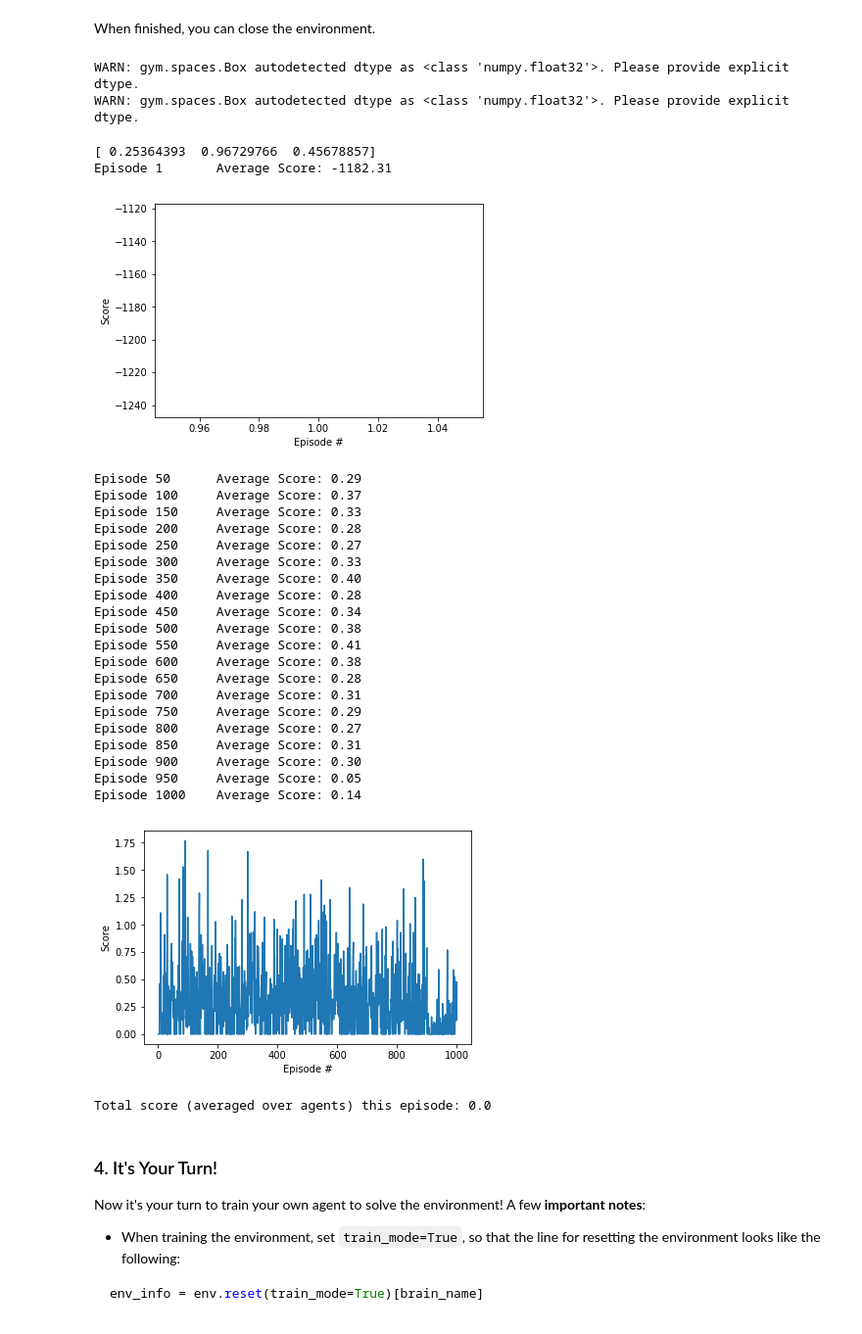
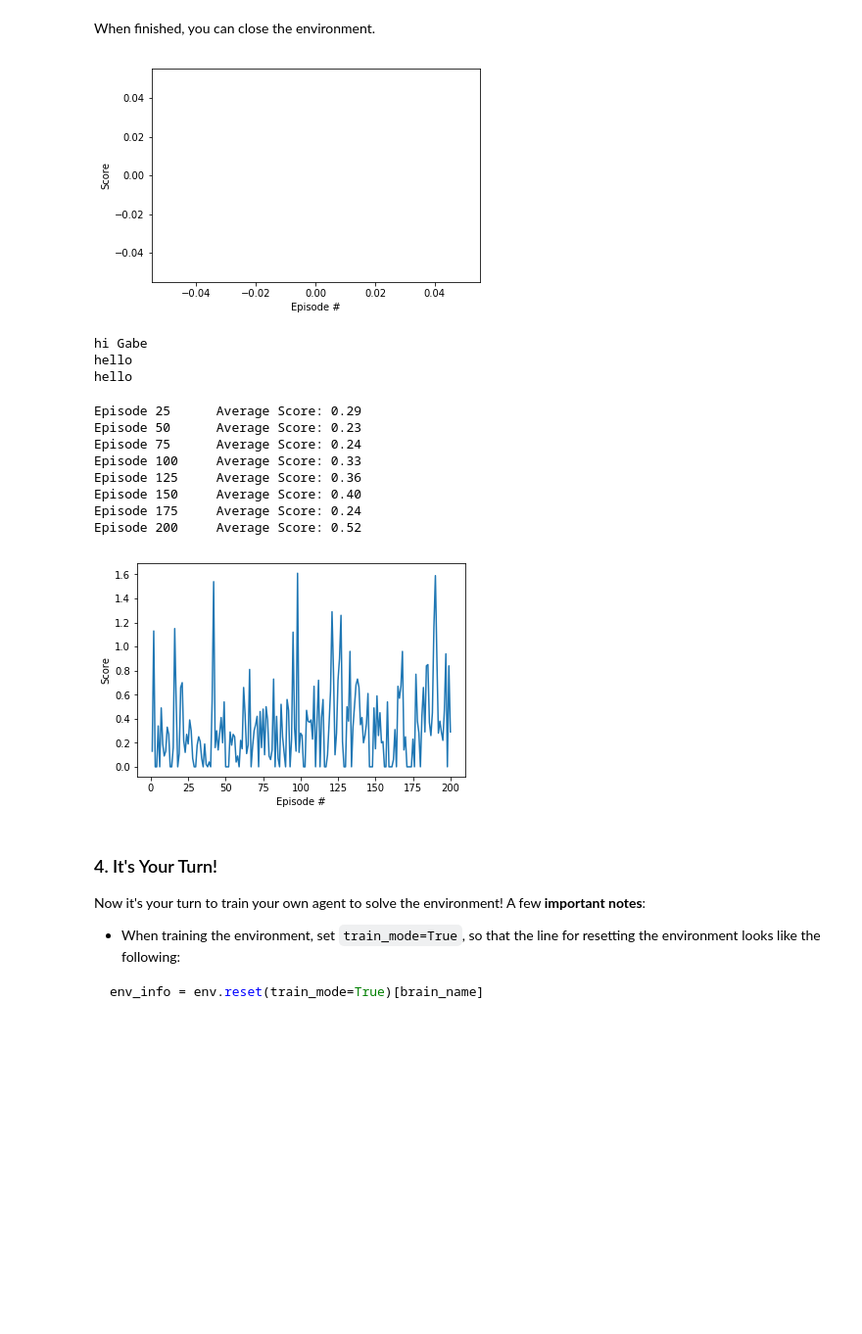
Before and after one commit to e271728182/DRL-Continuous_Control, a Jupyter notebook: Continuous_Control.ipynb, the cells around one changed output. Shown at 98% size. Drawn from its saved outputs; the diff is of its cells as text; code cells hidden in the pictures; blank space fills up the shorter version.

```diff
--- a/Continuous_Control.ipynb
+++ b/Continuous_Control.ipynb
@@ -123,13 +125,11 @@ from ddpg_agent import Agent
 # %%
-env = gym.make('Pendulum-v0')
-env.seed(2)
-agent = Agent(state_size=3, action_size=1, random_seed=2)
+#env = gym.make('Pendulum-v0')
+#env.seed(2)
+#import numpy as np
+#agent = Agent(state_size=3, action_size=1, random_seed=2)
-# %% [output]
-WARN: gym.spaces.Box autodetected dtype as <class 'numpy.float32'>. Please provide explicit dtype.
-WARN: gym.spaces.Box autodetected dtype as <class 'numpy.float32'>. Please provide explicit dtype.
 # %%
 
-def ddpgAlexisCook(n_episodes=1, max_t=300, print_every=100):
+def ddpgAlexisCook(n_episodes=0, max_t=300, print_every=100):
     scores_deque = deque(maxlen=print_every)
     scores = []
     for i_episode in range(1, n_episodes+1):
@@ -164,21 +164,22 @@ plt.ylabel('Score')
 plt.xlabel('Episode #')
 plt.show()
 # %% [output]
-[ 0.25364393  0.96729766  0.45678857]
-Episode 1       Average Score: -1182.31
-[figure, old version]
+[figure, new version]
 # %%
 
-#env = gym.make('Pendulum-v0')
-#env.seed(2)
-agent = Agent(state_size=33, action_size=4, random_seed=2)
+agent = Agentv02(state_size=33, action_size=4, random_seed=2)
+# %% [output]
+hi Gabe
+hello
+hello
 # %%
-def ddpg(n_episodes=1000, max_t=300, print_every=50):
+def ddpg(k_episodes=200, max_t=300, print_every=25):
     scores_deque = deque(maxlen=print_every)
     scores = []
-    for i_episode in range(1, n_episodes+1):
+    for i_episode in range(1, k_episodes+1):
         env_info = env.reset(train_mode=True)[brain_name]      # reset the environment
-        state = env_info.vector_observations[0]                  # get the current state (for each agent)
+        state = env_info.vector_observations                  # get the current state (for each agent)
+        #state=np.random(33)
         #print(state)
         agent.reset()
         score = 0
@@ -187,59 +188,49 @@ def ddpg(n_episodes=1000, max_t=300, print_every=50):
             #action = np.random.randn(1, 4)
             #action = np.clip(action, -1, 1)
             env_info = env.step(action)[brain_name]           # send all actions to tne environment
-            next_state = env_info.vector_observations[0]         # get next state (for each agent)
-            reward = env_info.rewards[0]                        # get reward (for each agent)
-            done = env_info.local_done[0]                        # see if episode finished
+            next_state = env_info.vector_observations         # get next state (for each agent)
+            reward0 = env_info.rewards[0]                         # get reward (for each agent)
+            reward = env_info.rewards
+            done=env_info.local_done
+            done0 = env_info.local_done[0]                        # see if episode finished
             #scores += env_info.rewards                         # update the score (for each agent)
 
             #next_state, reward, done, _ = env.step(action)
             agent.step(state, action, reward, next_state, done)
             state = next_state
             #reward = env_info.rewards
-            score += reward
+            score += reward0
 
-            if done:
+            if done0:
                 break
         scores_deque.append(score)
         scores.append(score)
         print('\rEpisode {}\tAverage Score: {:.2f}'.format(i_episode, np.mean(scores_deque)), end="")
         torch.save(agent.actor_local.state_dict(), 'checkpoint_actor.pth')
         torch.save(agent.critic_local.state_dict(), 'checkpoint_critic.pth')
         if i_episode % print_every == 0:
             print('\rEpisode {}\tAverage Score: {:.2f}'.format(i_episode, np.mean(scores_deque)))
 
     return scores
 
 scores = ddpg()
 
 fig = plt.figure()
 ax = fig.add_subplot(111)
 plt.plot(np.arange(1, len(scores)+1), scores)
 plt.ylabel('Score')
 plt.xlabel('Episode #')
 plt.show()
 # %% [output]
-Episode 50      Average Score: 0.29
-Episode 100     Average Score: 0.37
-Episode 150     Average Score: 0.33
-Episode 200     Average Score: 0.28
-Episode 250     Average Score: 0.27
-Episode 300     Average Score: 0.33
-Episode 350     Average Score: 0.40
-Episode 400     Average Score: 0.28
-Episode 450     Average Score: 0.34
-Episode 500     Average Score: 0.38
-Episode 550     Average Score: 0.41
-Episode 600     Average Score: 0.38
-Episode 650     Average Score: 0.28
-Episode 700     Average Score: 0.31
-Episode 750     Average Score: 0.29
-Episode 800     Average Score: 0.27
-Episode 850     Average Score: 0.31
-Episode 900     Average Score: 0.30
-Episode 950     Average Score: 0.05
-Episode 1000    Average Score: 0.14
+Episode 25      Average Score: 0.29
+Episode 50      Average Score: 0.23
+Episode 75      Average Score: 0.24
+Episode 100     Average Score: 0.33
+Episode 125     Average Score: 0.36
+Episode 150     Average Score: 0.40
+Episode 175     Average Score: 0.24
+Episode 200     Average Score: 0.52
-[figure, old version]
+[figure, new version]
 # %%
 env_info = env.reset(train_mode=True)[brain_name]      # reset the environment
 states = env_info.vector_observations                  # get the current state (for each agent)
@@ -256,8 +247,6 @@ while True:
     if np.any(dones):                                  # exit loop if episode finished
         break
 print('Total score (averaged over agents) this episode: {}'.format(np.mean(scores)))
-# %% [output]
-Total score (averaged over agents) this episode: 0.0
 # %%
 env.close()
 # %% [markdown]
```
Also changed, not shown: parts of 2 cells of this notebook, 2 other files.
